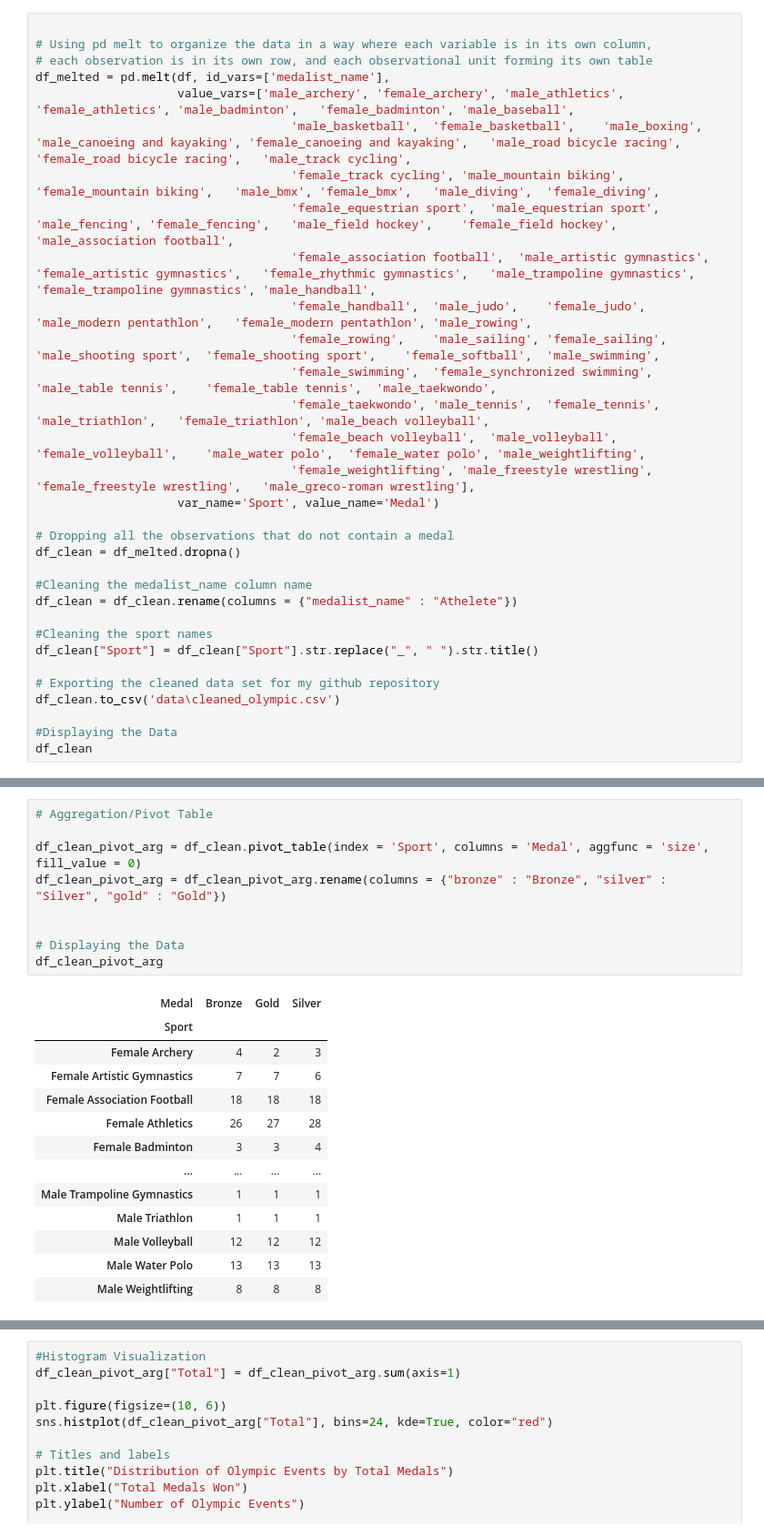
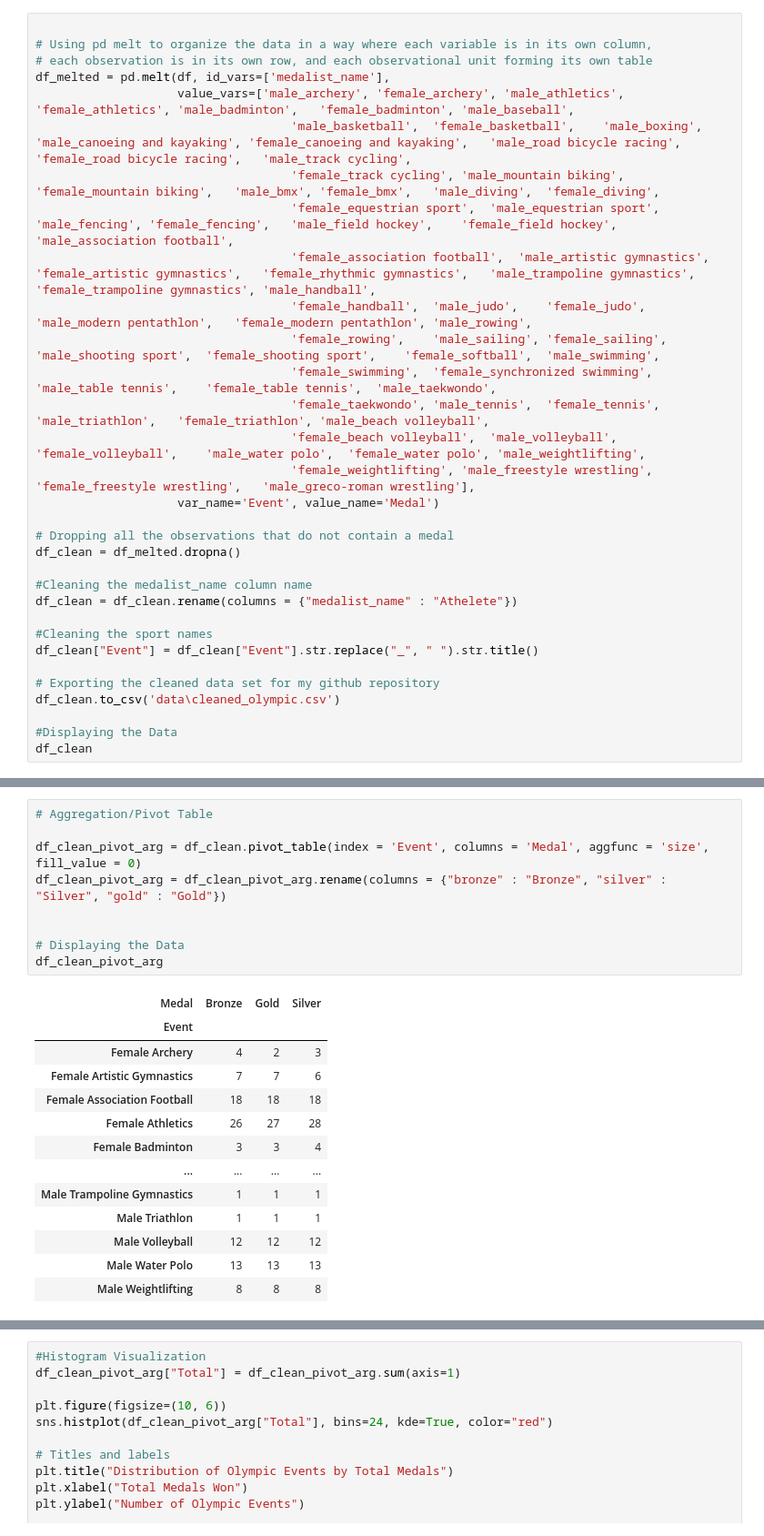
Before and after one commit to roccoperi/PERI-Data-Science-Portfolio, a Jupyter notebook: TidyData-Project/TidyData_Project.ipynb, the cells around one changed output, grey strips where cells are left out. Shown: that part at 91% size. Cells and saved outputs as stored; diff of their text form.

```diff
--- a/TidyData-Project/TidyData_Project.ipynb
+++ b/TidyData-Project/TidyData_Project.ipynb
@@ -46,7 +60,7 @@ df_melted = pd.melt(df, id_vars=['medalist_name'],
                                     'female_taekwondo',	'male_tennis',	'female_tennis',	'male_triathlon',	'female_triathlon',	'male_beach volleyball',
                                     'female_beach volleyball',	'male_volleyball',	'female_volleyball',	'male_water polo',	'female_water polo', 'male_weightlifting',
                                     'female_weightlifting',	'male_freestyle wrestling',	'female_freestyle wrestling',	'male_greco-roman wrestling'],
-                    var_name='Sport', value_name='Medal')
+                    var_name='Event', value_name='Medal')
 
 # Dropping all the observations that do not contain a medal
 df_clean = df_melted.dropna()
@@ -55,7 +69,7 @@ df_clean = df_melted.dropna()
 df_clean = df_clean.rename(columns = {"medalist_name" : "Athelete"})
 
 #Cleaning the sport names
-df_clean["Sport"] = df_clean["Sport"].str.replace("_", " ").str.title()
+df_clean["Event"] = df_clean["Event"].str.replace("_", " ").str.title()
 
 # Exporting the cleaned data set for my github repository
 df_clean.to_csv('data\cleaned_olympic.csv')
@@ -79,15 +97,15 @@ df_clean
 # %%
 # Aggregation/Pivot Table
 
-df_clean_pivot_arg = df_clean.pivot_table(index = 'Sport', columns = 'Medal', aggfunc = 'size', fill_value = 0)
+df_clean_pivot_arg = df_clean.pivot_table(index = 'Event', columns = 'Medal', aggfunc = 'size', fill_value = 0)
 df_clean_pivot_arg = df_clean_pivot_arg.rename(columns = {"bronze" : "Bronze", "silver" : "Silver", "gold" : "Gold"})
 
 
 # Displaying the Data
 df_clean_pivot_arg
 # %% [output]
 | Medal | Bronze | Gold | Silver |
-| Sport |  |  |  |
+| Event |  |  |  |
 | Female Archery | 4 | 2 | 3 |
 | Female Artistic Gymnastics | 7 | 7 | 6 |
 | Female Association Football | 18 | 18 | 18 |
```
Also changed, not shown: parts of 12 cells of this notebook.
